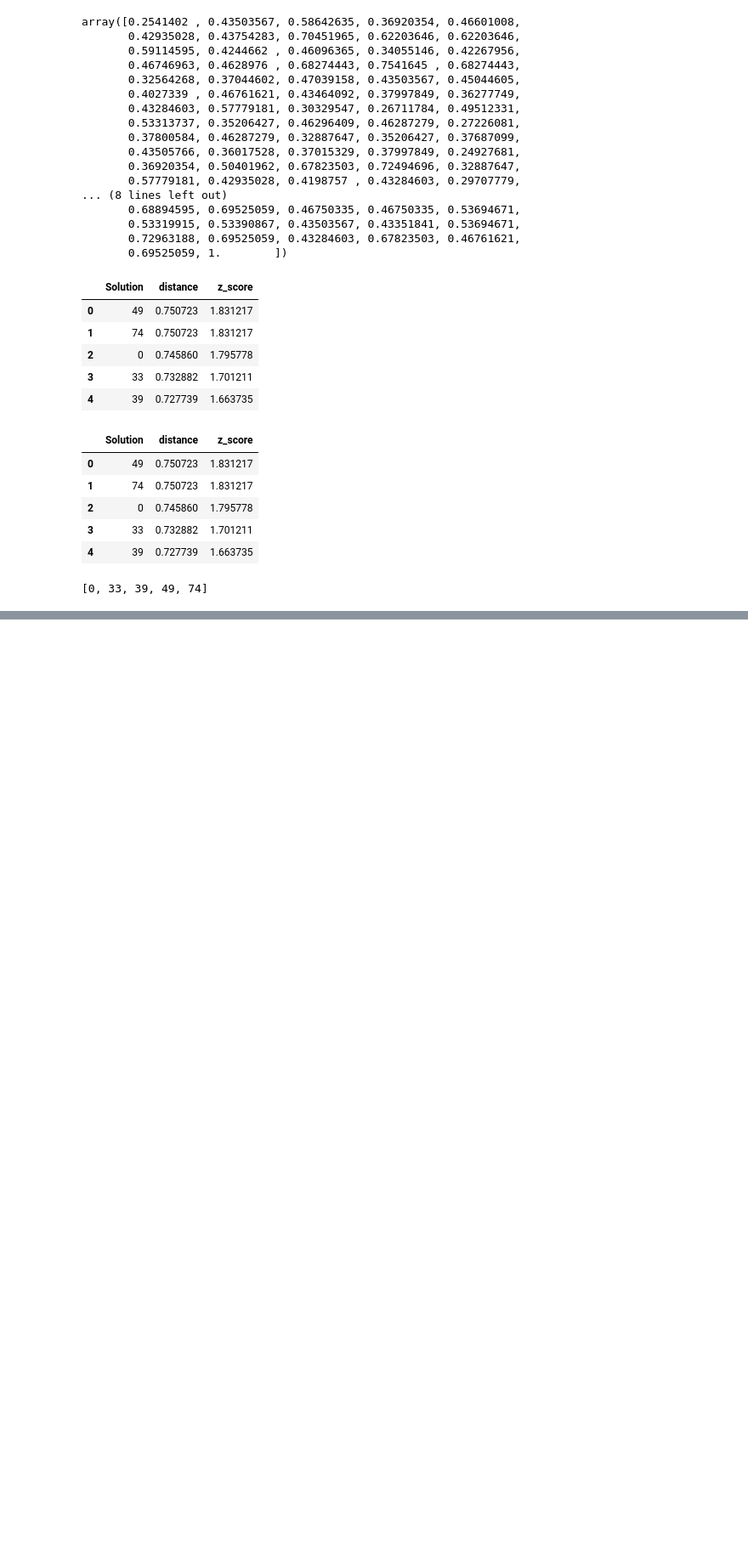
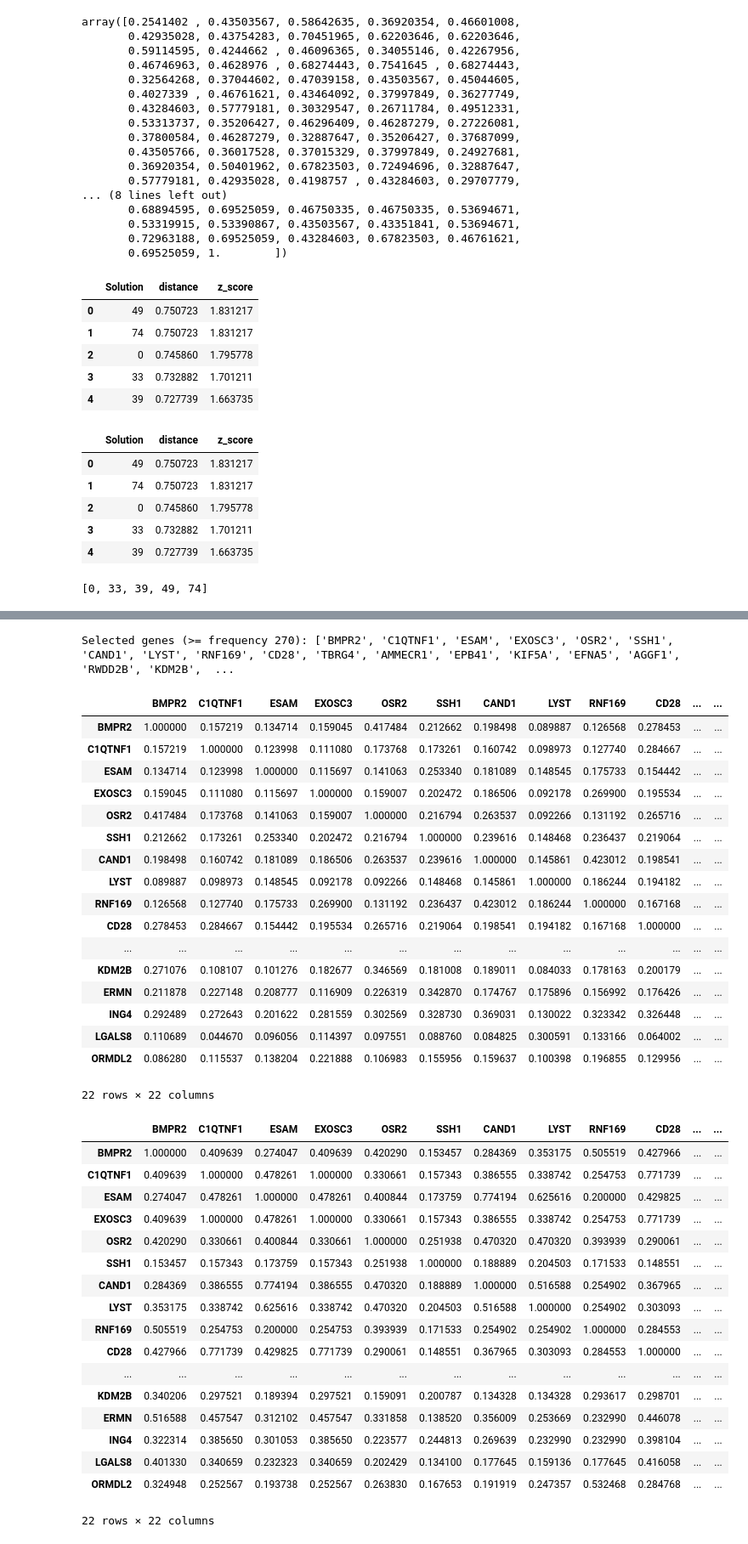
Before and after one commit to BenjaminGonzalezH/ItalianEdge, a Jupyter notebook: examples/Pipeline_documented.ipynb, the cells around one changed output, grey strips where cells are left out. Shown at 85% size. Cells and saved outputs as stored; diff of their text form; code cells hidden in the pictures; blank space fills up the shorter version.

```diff
--- a/examples/Pipeline_documented.ipynb
+++ b/examples/Pipeline_documented.ipynb
@@ -1401,2 +1438,57 @@ Selected genes (>= frequency 194): ['ABHD12', 'ACTG1', 'AGAP3', 'AGPAT3', 'AIG1'
+# %%
+disjoint_freq_df = cds.compute_gene_frequencies(disjoint_df, "Disjoint Genes")
+disjoint_cutoff = cds.compute_frequency_cutoff(disjoint_freq_df)
+fig = cds.plot_frequency_cutoff(disjoint_freq_df, disjoint_cutoff, title="Disjoint genes frequency cutoff")
+fig.show()
+
+result = cds.summarize_genes(
+    disjoint_df,
+    gene_column="Disjoint Genes",
+    gene_ids=genes_symbols,
+    gene_similarity_matrix=wang_sim_matrix,
+    label="Disjoint Genes",
+)
+print(f"Selected genes (>= frequency {result.cutoff_used}): {result.selected_genes}")
+display(result.similarity_submatrix)
+display(result.cooccurrence_df)
+result.frequency_figure.show()
+# %% [output]
+Selected genes (>= frequency 270): ['BMPR2', 'C1QTNF1', 'ESAM', 'EXOSC3', 'OSR2', 'SSH1', 'CAND1', 'LYST', 'RNF169', 'CD28', 'TBRG4', 'AMMECR1', 'EPB41', 'KIF5A', 'EFNA5', 'AGGF1', 'RWDD2B', 'KDM2B',  ...
+|  | BMPR2 | C1QTNF1 | ESAM | EXOSC3 | OSR2 | SSH1 | CAND1 | LYST | RNF169 | CD28 | ... | ... |
+| BMPR2 | 1.000000 | 0.157219 | 0.134714 | 0.159045 | 0.417484 | 0.212662 | 0.198498 | 0.089887 | 0.126568 | 0.278453 | ... | ... |
+| C1QTNF1 | 0.157219 | 1.000000 | 0.123998 | 0.111080 | 0.173768 | 0.173261 | 0.160742 | 0.098973 | 0.127740 | 0.284667 | ... | ... |
+| ESAM | 0.134714 | 0.123998 | 1.000000 | 0.115697 | 0.141063 | 0.253340 | 0.181089 | 0.148545 | 0.175733 | 0.154442 | ... | ... |
+| EXOSC3 | 0.159045 | 0.111080 | 0.115697 | 1.000000 | 0.159007 | 0.202472 | 0.186506 | 0.092178 | 0.269900 | 0.195534 | ... | ... |
+| OSR2 | 0.417484 | 0.173768 | 0.141063 | 0.159007 | 1.000000 | 0.216794 | 0.263537 | 0.092266 | 0.131192 | 0.265716 | ... | ... |
+| SSH1 | 0.212662 | 0.173261 | 0.253340 | 0.202472 | 0.216794 | 1.000000 | 0.239616 | 0.148468 | 0.236437 | 0.219064 | ... | ... |
+| CAND1 | 0.198498 | 0.160742 | 0.181089 | 0.186506 | 0.263537 | 0.239616 | 1.000000 | 0.145861 | 0.423012 | 0.198541 | ... | ... |
+| LYST | 0.089887 | 0.098973 | 0.148545 | 0.092178 | 0.092266 | 0.148468 | 0.145861 | 1.000000 | 0.186244 | 0.194182 | ... | ... |
+| RNF169 | 0.126568 | 0.127740 | 0.175733 | 0.269900 | 0.131192 | 0.236437 | 0.423012 | 0.186244 | 1.000000 | 0.167168 | ... | ... |
+| CD28 | 0.278453 | 0.284667 | 0.154442 | 0.195534 | 0.265716 | 0.219064 | 0.198541 | 0.194182 | 0.167168 | 1.000000 | ... | ... |
+| ... | ... | ... | ... | ... | ... | ... | ... | ... | ... | ... | ... | ... |
+| KDM2B | 0.271076 | 0.108107 | 0.101276 | 0.182677 | 0.346569 | 0.181008 | 0.189011 | 0.084033 | 0.178163 | 0.200179 | ... | ... |
+| ERMN | 0.211878 | 0.227148 | 0.208777 | 0.116909 | 0.226319 | 0.342870 | 0.174767 | 0.175896 | 0.156992 | 0.176426 | ... | ... |
+| ING4 | 0.292489 | 0.272643 | 0.201622 | 0.281559 | 0.302569 | 0.328730 | 0.369031 | 0.130022 | 0.323342 | 0.326448 | ... | ... |
+| LGALS8 | 0.110689 | 0.044670 | 0.096056 | 0.114397 | 0.097551 | 0.088760 | 0.084825 | 0.300591 | 0.133166 | 0.064002 | ... | ... |
+| ORMDL2 | 0.086280 | 0.115537 | 0.138204 | 0.221888 | 0.106983 | 0.155956 | 0.159637 | 0.100398 | 0.196855 | 0.129956 | ... | ... |
+22 rows × 22 columns
+|  | BMPR2 | C1QTNF1 | ESAM | EXOSC3 | OSR2 | SSH1 | CAND1 | LYST | RNF169 | CD28 | ... | ... |
+| BMPR2 | 1.000000 | 0.409639 | 0.274047 | 0.409639 | 0.420290 | 0.153457 | 0.284369 | 0.353175 | 0.505519 | 0.427966 | ... | ... |
+| C1QTNF1 | 0.409639 | 1.000000 | 0.478261 | 1.000000 | 0.330661 | 0.157343 | 0.386555 | 0.338742 | 0.254753 | 0.771739 | ... | ... |
+| ESAM | 0.274047 | 0.478261 | 1.000000 | 0.478261 | 0.400844 | 0.173759 | 0.774194 | 0.625616 | 0.200000 | 0.429825 | ... | ... |
+| EXOSC3 | 0.409639 | 1.000000 | 0.478261 | 1.000000 | 0.330661 | 0.157343 | 0.386555 | 0.338742 | 0.254753 | 0.771739 | ... | ... |
+| OSR2 | 0.420290 | 0.330661 | 0.400844 | 0.330661 | 1.000000 | 0.251938 | 0.470320 | 0.470320 | 0.393939 | 0.290061 | ... | ... |
+| SSH1 | 0.153457 | 0.157343 | 0.173759 | 0.157343 | 0.251938 | 1.000000 | 0.188889 | 0.204503 | 0.171533 | 0.148551 | ... | ... |
+| CAND1 | 0.284369 | 0.386555 | 0.774194 | 0.386555 | 0.470320 | 0.188889 | 1.000000 | 0.516588 | 0.254902 | 0.367965 | ... | ... |
+| LYST | 0.353175 | 0.338742 | 0.625616 | 0.338742 | 0.470320 | 0.204503 | 0.516588 | 1.000000 | 0.254902 | 0.303093 | ... | ... |
+| RNF169 | 0.505519 | 0.254753 | 0.200000 | 0.254753 | 0.393939 | 0.171533 | 0.254902 | 0.254902 | 1.000000 | 0.284553 | ... | ... |
+| CD28 | 0.427966 | 0.771739 | 0.429825 | 0.771739 | 0.290061 | 0.148551 | 0.367965 | 0.303093 | 0.284553 | 1.000000 | ... | ... |
+| ... | ... | ... | ... | ... | ... | ... | ... | ... | ... | ... | ... | ... |
+| KDM2B | 0.340206 | 0.297521 | 0.189394 | 0.297521 | 0.159091 | 0.200787 | 0.134328 | 0.134328 | 0.293617 | 0.298701 | ... | ... |
+| ERMN | 0.516588 | 0.457547 | 0.312102 | 0.457547 | 0.331858 | 0.138520 | 0.356009 | 0.253669 | 0.232990 | 0.446078 | ... | ... |
+| ING4 | 0.322314 | 0.385650 | 0.301053 | 0.385650 | 0.223577 | 0.244813 | 0.269639 | 0.232990 | 0.232990 | 0.398104 | ... | ... |
+| LGALS8 | 0.401330 | 0.340659 | 0.232323 | 0.340659 | 0.202429 | 0.134100 | 0.177645 | 0.159136 | 0.177645 | 0.416058 | ... | ... |
+| ORMDL2 | 0.324948 | 0.252567 | 0.193738 | 0.252567 | 0.263830 | 0.167653 | 0.191919 | 0.247357 | 0.532468 | 0.284768 | ... | ... |
+22 rows × 22 columns
 # %% [markdown]
 ## References.
```
Also changed, not shown: parts of 21 cells of this notebook, 5 other files.
